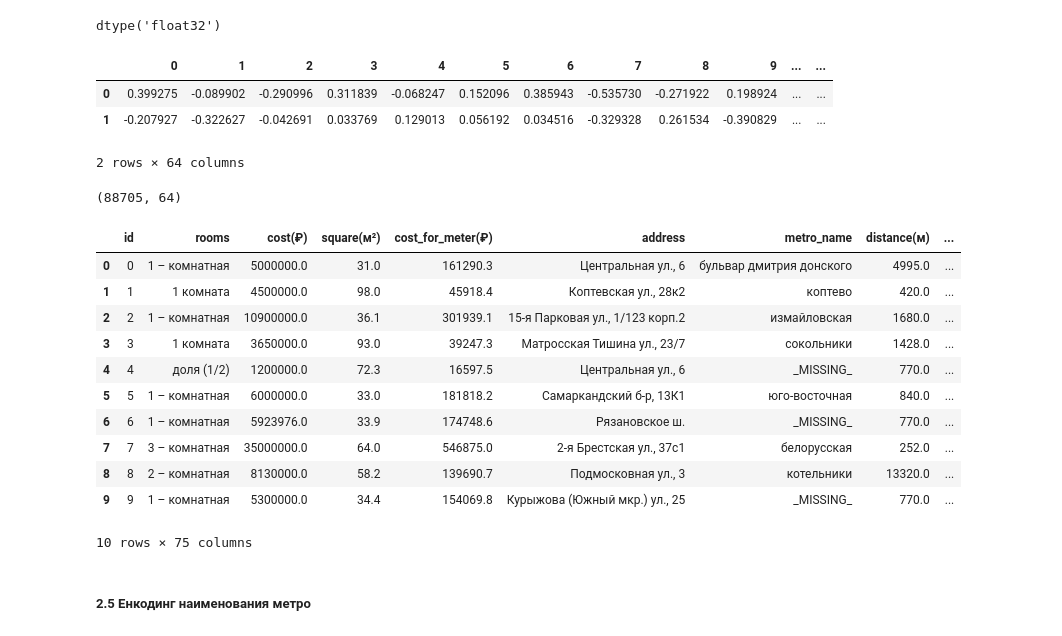
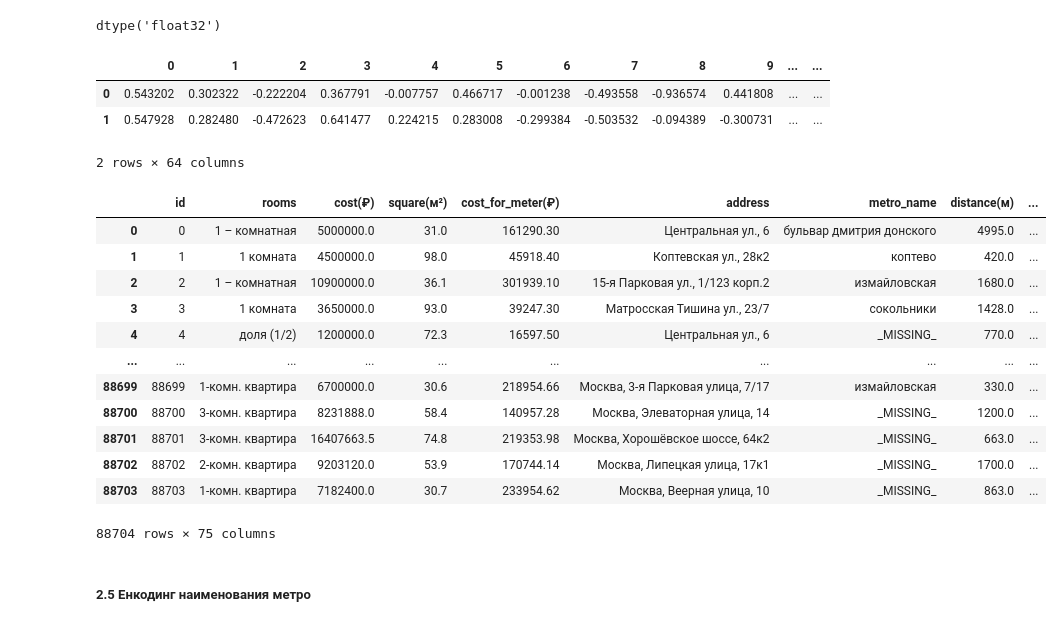
Before and after one commit to Gabuchev/Apartments-in-Moscow---The-simplest-recommendation-system, a Jupyter notebook: Rec.Sys.ipynb, the cells around one changed output. Cells and saved outputs as stored; diff of their text form; code cells hidden in the pictures.

```diff
--- a/Rec.Sys.ipynb
+++ b/Rec.Sys.ipynb
@@ -632,7 +684,7 @@ description = [TaggedDocument(doc.split(' '), [i])
              for i, doc in enumerate(df_clean.clean)]
 # %%
 #Модель (#размер вектора, количество измерений, количество переборов, количество ядер)
-d2v_model = Doc2Vec(vector_size=64, window=2, min_count=1, workers=cores, epochs = 30)
+d2v_model = Doc2Vec(vector_size=64, window=2, min_count=1, workers=cores, epochs = 30, dm=0,dbow_words=1)
 #Словарь
 d2v_model.build_vocab(description)
 #Обучение модели
@@ -651,10 +703,6 @@ Vec64 = pd.DataFrame(data = des2vec)
 Vec64.head(2)
 # %% [output]
 |  | 0 | 1 | 2 | 3 | 4 | 5 | 6 | 7 | 8 | 9 | ... | ... |
-| 0 | 0.399275 | -0.089902 | -0.290996 | 0.311839 | -0.068247 | 0.152096 | 0.385943 | -0.535730 | -0.271922 | 0.198924 | ... | ... |
-| 1 | -0.207927 | -0.322627 | -0.042691 | 0.033769 | 0.129013 | 0.056192 | 0.034516 | -0.329328 | 0.261534 | -0.390829 | ... | ... |
+| 0 | 0.543202 | 0.302322 | -0.222204 | 0.367791 | -0.007757 | 0.466717 | -0.001238 | -0.493558 | -0.936574 | 0.441808 | ... | ... |
+| 1 | 0.547928 | 0.282480 | -0.472623 | 0.641477 | 0.224215 | 0.283008 | -0.299384 | -0.503532 | -0.094389 | -0.300731 | ... | ... |
 2 rows × 64 columns
-# %%
-Vec64.shape
-# %% [output]
-(88705, 64)
@@ -661,24 +712,25 @@ Vec64.shape
 # %%
 #считываю csv для объединеня
-df1 = pd.read_csv(r'C:\Users\Daniel\project university\Выпускная работа\Сlean.csv')
+df1 = pd.read_csv(r'C:\Users\Daniel\project university\Csv_to_html\ClassSave\Сlean.csv')
 # %%
 #конкатенация
 Data = pd.concat([df1, Vec64], axis=1)
 Data=Data.drop(['description'], axis=1)#Удаляю столбец с описанием
-Data.head(10)
+Data.head(-1)
 # %% [output]
 |  | id | rooms | cost(₽) | square(м²) | cost_for_meter(₽) | address | metro_name | distance(м) | ... |
-| 0 | 0 | 1 – комнатная | 5000000.0 | 31.0 | 161290.3 | Центральная ул., 6 | бульвар дмитрия донского | 4995.0 | ... |
-| 1 | 1 | 1 комната | 4500000.0 | 98.0 | 45918.4 | Коптевская ул., 28к2 | коптево | 420.0 | ... |
-| 2 | 2 | 1 – комнатная | 10900000.0 | 36.1 | 301939.1 | 15-я Парковая ул., 1/123 корп.2 | измайловская | 1680.0 | ... |
-| 3 | 3 | 1 комната | 3650000.0 | 93.0 | 39247.3 | Матросская Тишина ул., 23/7 | сокольники | 1428.0 | ... |
-| 4 | 4 | доля (1/2) | 1200000.0 | 72.3 | 16597.5 | Центральная ул., 6 | _MISSING_ | 770.0 | ... |
-| 5 | 5 | 1 – комнатная | 6000000.0 | 33.0 | 181818.2 | Самаркандский б-р, 13К1 | юго-восточная | 840.0 | ... |
-| 6 | 6 | 1 – комнатная | 5923976.0 | 33.9 | 174748.6 | Рязановское ш. | _MISSING_ | 770.0 | ... |
-| 7 | 7 | 3 – комнатная | 35000000.0 | 64.0 | 546875.0 | 2-я Брестская ул., 37с1 | белорусская | 252.0 | ... |
-| 8 | 8 | 2 – комнатная | 8130000.0 | 58.2 | 139690.7 | Подмосковная ул., 3 | котельники | 13320.0 | ... |
-| 9 | 9 | 1 – комнатная | 5300000.0 | 34.4 | 154069.8 | Курыжова (Южный мкр.) ул., 25 | _MISSING_ | 770.0 | ... |
+| 0 | 0 | 1 – комнатная | 5000000.0 | 31.0 | 161290.30 | Центральная ул., 6 | бульвар дмитрия донского | 4995.0 | ... |
+| 1 | 1 | 1 комната | 4500000.0 | 98.0 | 45918.40 | Коптевская ул., 28к2 | коптево | 420.0 | ... |
+| 2 | 2 | 1 – комнатная | 10900000.0 | 36.1 | 301939.10 | 15-я Парковая ул., 1/123 корп.2 | измайловская | 1680.0 | ... |
+| 3 | 3 | 1 комната | 3650000.0 | 93.0 | 39247.30 | Матросская Тишина ул., 23/7 | сокольники | 1428.0 | ... |
+| 4 | 4 | доля (1/2) | 1200000.0 | 72.3 | 16597.50 | Центральная ул., 6 | _MISSING_ | 770.0 | ... |
+| ... | ... | ... | ... | ... | ... | ... | ... | ... | ... |
+| 88699 | 88699 | 1-комн. квартира | 6700000.0 | 30.6 | 218954.66 | Москва, 3-я Парковая улица, 7/17 | измайловская | 330.0 | ... |
+| 88700 | 88700 | 3-комн. квартира | 8231888.0 | 58.4 | 140957.28 | Москва, Элеваторная улица, 14 | _MISSING_ | 1200.0 | ... |
+| 88701 | 88701 | 3-комн. квартира | 16407663.5 | 74.8 | 219353.98 | Москва, Хорошёвское шоссе, 64к2 | _MISSING_ | 663.0 | ... |
+| 88702 | 88702 | 2-комн. квартира | 9203120.0 | 53.9 | 170744.14 | Москва, Липецкая улица, 17к1 | _MISSING_ | 1700.0 | ... |
+| 88703 | 88703 | 1-комн. квартира | 7182400.0 | 30.7 | 233954.62 | Москва, Веерная улица, 10 | _MISSING_ | 863.0 | ... |
-10 rows × 75 columns
+88704 rows × 75 columns
 # %%
 #Сохраняю данные
 Data.to_csv(r'C:\Users\Daniel\project university\Выпускная работа\Data1.csv',index=False)
```
Also changed, not shown: parts of 42 cells of this notebook.
